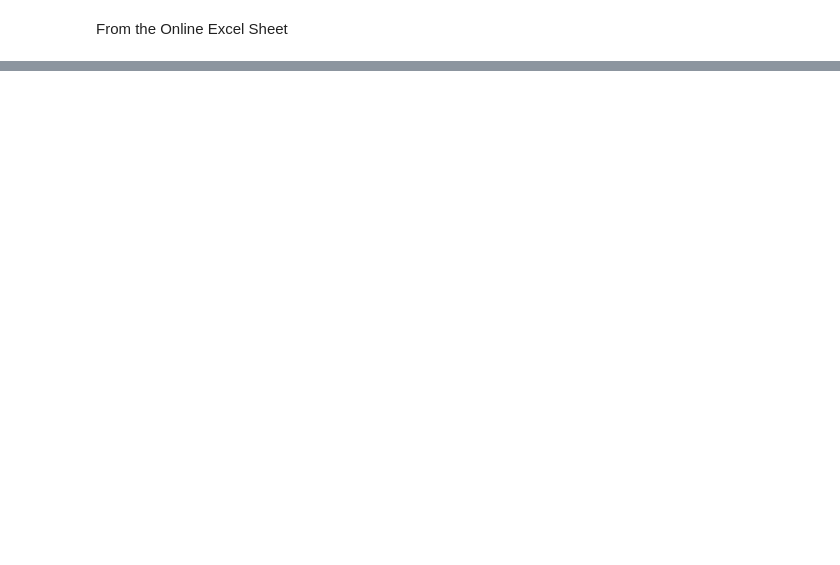
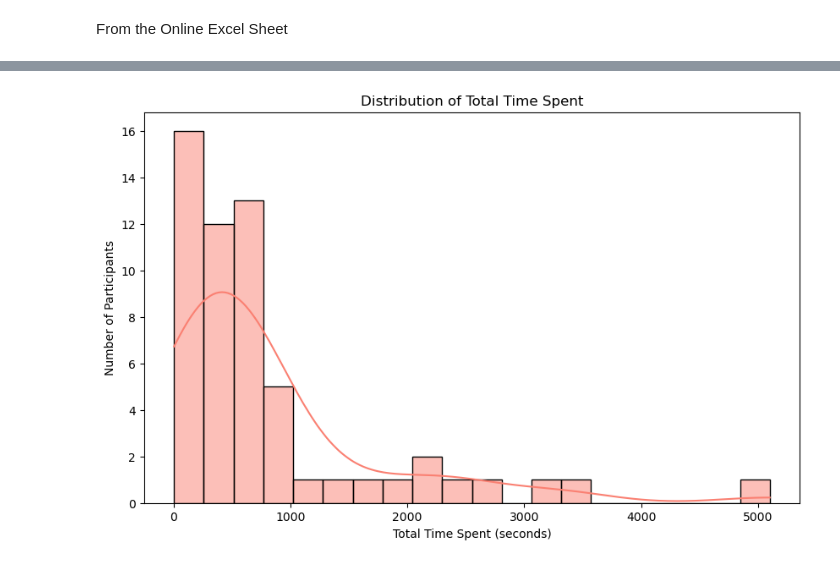
Before and after one commit to hamzafer/super-resolution-color, a Jupyter notebook: visualize_results.ipynb, the cells around one changed output, grey strips where cells are left out. Cells and saved outputs as stored; diff of their text form; code cells hidden in the pictures; blank space fills up the shorter version.

```diff
--- a/visualize_results.ipynb
+++ b/visualize_results.ipynb
@@ -91,0 +210,15 @@ plt.show()
+# %%
+# Optional: Process Total Time Data
+
+# Ensure 'time_spent' is numeric
+total_time_df['time_spent'] = pd.to_numeric(total_time_df['time_spent'], errors='coerce')
+
+# Aggregate total time per test_id
+total_time_aggregated = total_time_df.groupby('test_id')['time_spent'].sum().reset_index()
+total_time_aggregated.rename(columns={'time_spent': 'total_time_spent'}, inplace=True)
+
+# Merge total_time_aggregated with merged_df
+merged_df = merged_df.merge(total_time_aggregated, on='test_id', how='left')
+
+# Optionally, inspect the merged data with total_time
+display(merged_df.head())
@@ -91,0 +263,19 @@ plt.show()
+# %%
+# Block 6: Time Distribution
+
+# Calculate total time spent per test_id from total_time_aggregated
+# If you processed total_time_df as optional step
+if 'total_time_spent' in merged_df.columns:
+    total_time = merged_df[['test_id', 'total_time_spent']].drop_duplicates()
+else:
+    # Alternatively, calculate from completed_df
+    total_time = completed_df.groupby('test_id')['time_spent'].sum().reset_index()
+
+plt.figure(figsize=(10,6))
+sns.histplot(total_time['total_time_spent'], bins=20, kde=True, color='salmon')
+plt.title('Distribution of Total Time Spent')
+plt.xlabel('Total Time Spent (seconds)')
+plt.ylabel('Number of Participants')
+plt.show()
+# %% [output]
+[figure, added]
```
Also changed, not shown: parts of 14 cells of this notebook, 4 other files.
